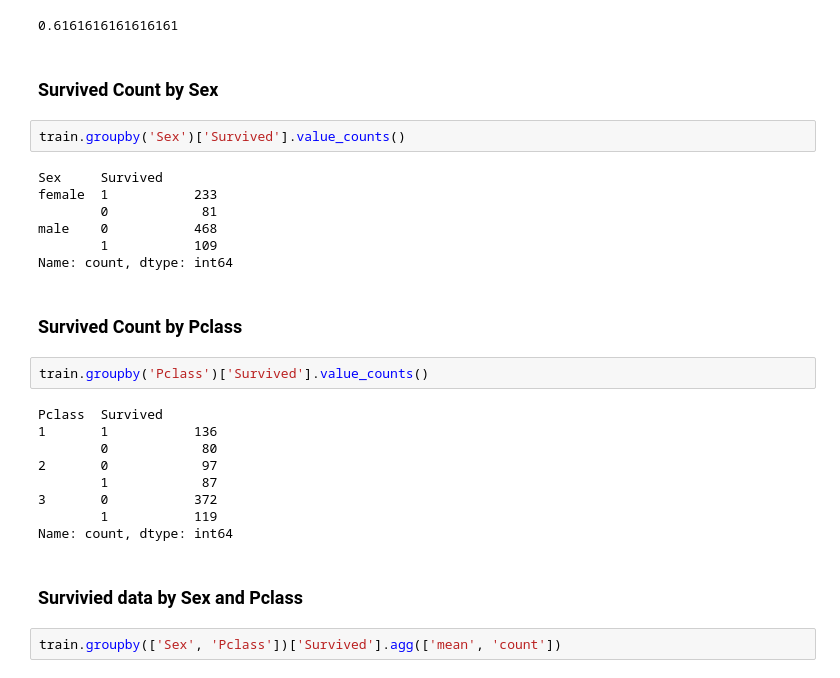
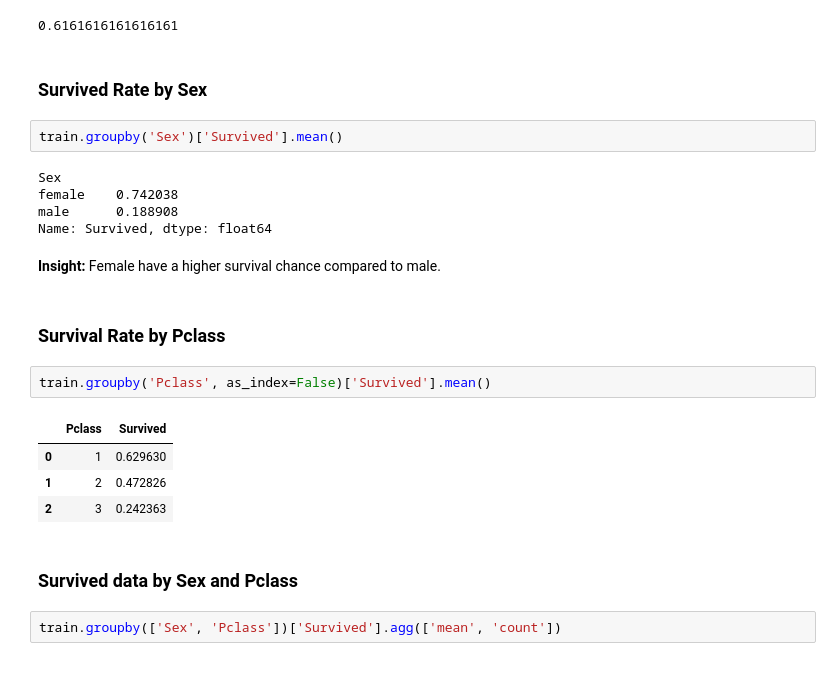
Before and after one commit to IanCode212/Titanic_Survival_Prediction, a Jupyter notebook: titanic.ipynb, the cells around one changed output. Cells and saved outputs as stored; diff of their text form.

```diff
--- a/titanic.ipynb
+++ b/titanic.ipynb
@@ -42,31 +44,27 @@ accuracy_score(actual, prediction)
 # %% [output]
 0.6161616161616161
 # %% [markdown]
-### Survived Count by Sex
+### Survived Rate by Sex
 # %%
-train.groupby('Sex')['Survived'].value_counts()
+train.groupby('Sex')['Survived'].mean()
 # %% [output]
-Sex     Survived
-female  1           233
-        0            81
-male    0           468
-        1           109
-Name: count, dtype: int64
+Sex
+female    0.742038
+male      0.188908
+Name: Survived, dtype: float64
+# %% [markdown]
+**Insight:** Female have a higher survival chance compared to male.
 # %% [markdown]
-### Survived Count by Pclass
+### Survival Rate by Pclass
 # %%
-train.groupby('Pclass')['Survived'].value_counts()
+train.groupby('Pclass', as_index=False)['Survived'].mean()
 # %% [output]
-Pclass  Survived
-1       1           136
-        0            80
-2       0            97
-        1            87
-3       0           372
-        1           119
-Name: count, dtype: int64
+|  | Pclass | Survived |
+| 0 | 1 | 0.629630 |
+| 1 | 2 | 0.472826 |
+| 2 | 3 | 0.242363 |
 # %% [markdown]
-### Survivied data by Sex and Pclass
+### Survived data by Sex and Pclass
 # %%
 train.groupby(['Sex', 'Pclass'])['Survived'].agg(['mean', 'count'])
 # %% [output]
```
Also changed, not shown: parts of 39 cells of this notebook, 5 other files.
